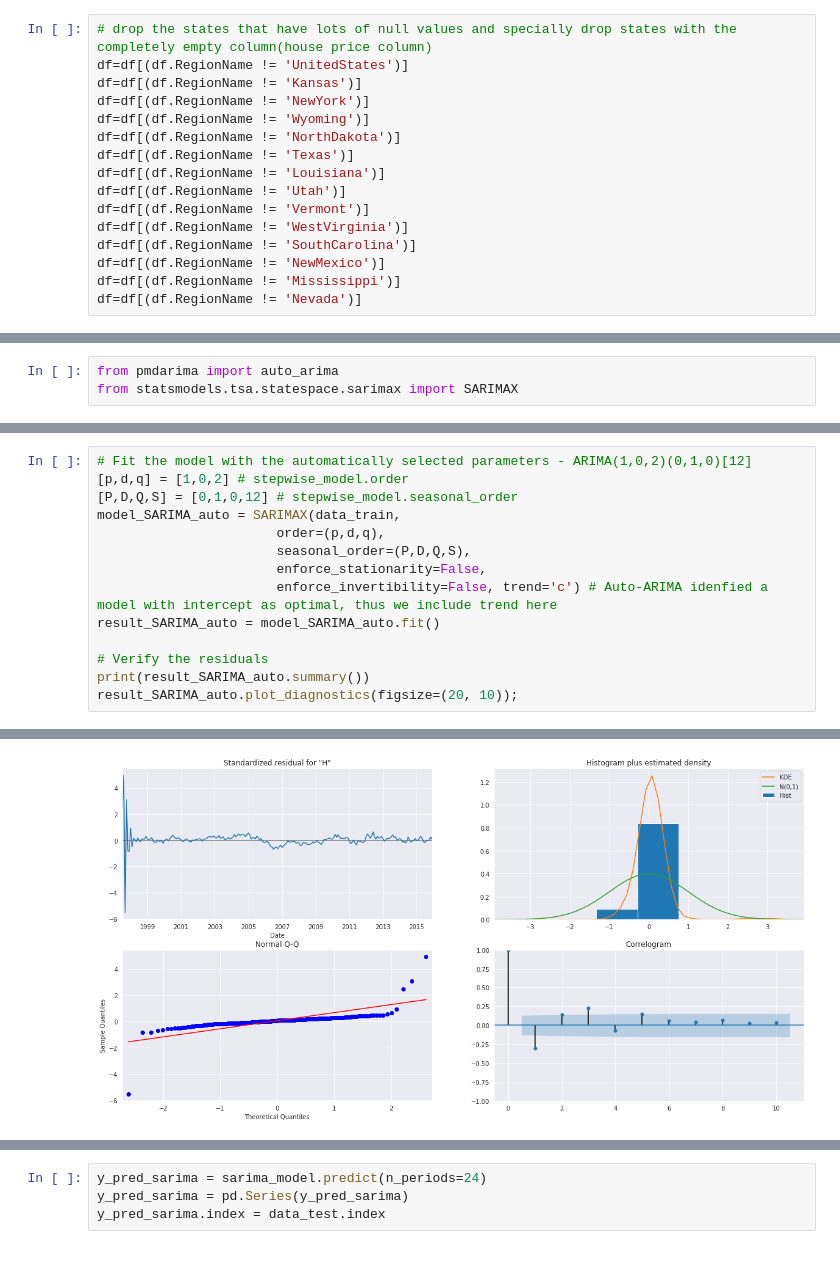
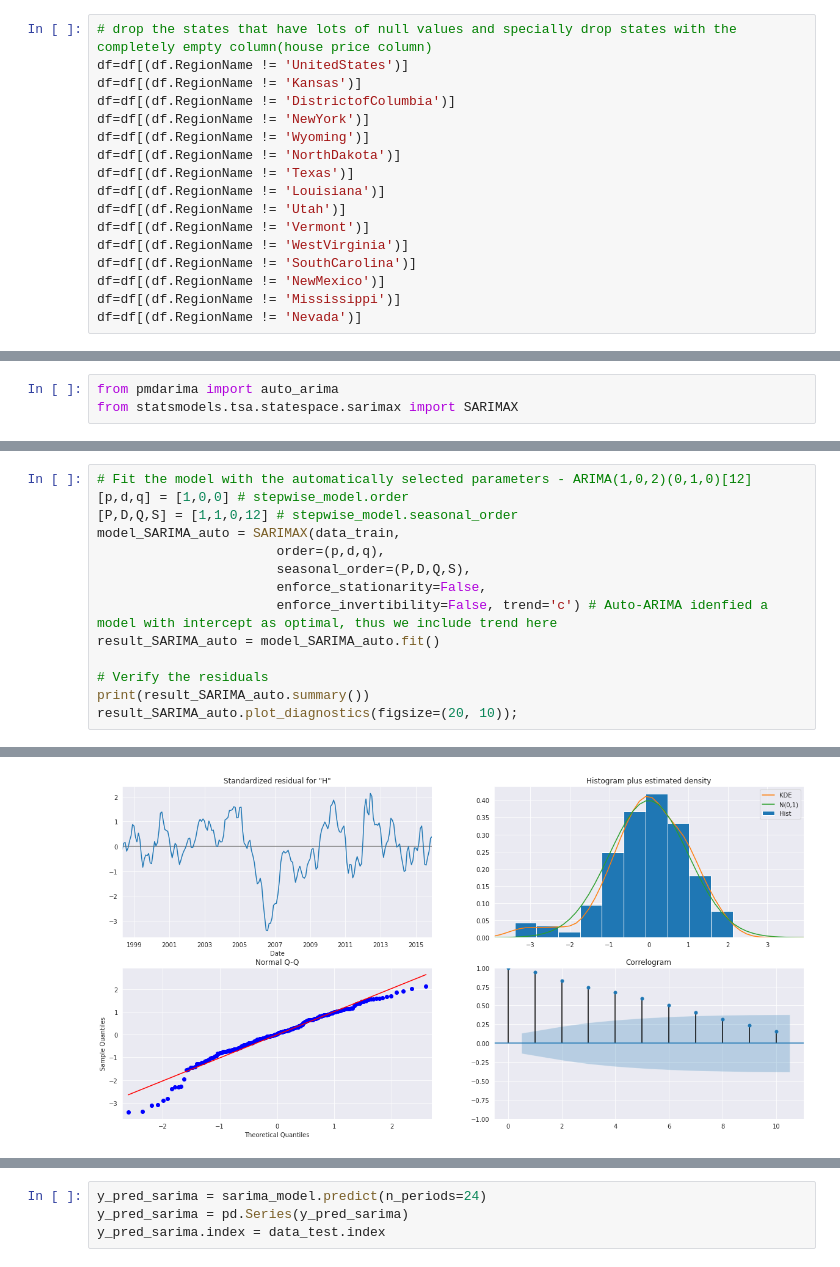
Before and after one commit to MaliheDahmardeh/state-house-price-analysis-SM, a Jupyter notebook: state-house-price-analysis.ipynb, the cells around one changed output, grey strips where cells are left out. Cells and saved outputs as stored; diff of their text form.

```diff
--- a/state-house-price-analysis.ipynb
+++ b/state-house-price-analysis.ipynb
@@ -176,6 +176,7 @@ a.groupby('RegionName').nunique()
 # drop the states that have lots of null values and specially drop states with the completely empty column(house price column)
 df=df[(df.RegionName != 'UnitedStates')]
 df=df[(df.RegionName != 'Kansas')]
+df=df[(df.RegionName != 'DistrictofColumbia')]
 df=df[(df.RegionName != 'NewYork')]
 df=df[(df.RegionName != 'Wyoming')]
 df=df[(df.RegionName != 'NorthDakota')]
@@ -1251,8 +1288,8 @@ Warnings:
 [figure]
 # %%
 # Fit the model with the automatically selected parameters - ARIMA(1,0,2)(0,1,0)[12]
-[p,d,q] = [1,0,2] # stepwise_model.order
-[P,D,Q,S] = [0,1,0,12] # stepwise_model.seasonal_order
+[p,d,q] = [1,0,0] # stepwise_model.order
+[P,D,Q,S] = [1,1,0,12] # stepwise_model.seasonal_order
 model_SARIMA_auto = SARIMAX(data_train,
                        order=(p,d,q),
                        seasonal_order=(P,D,Q,S),
@@ -1284,4 +1321,4 @@ Warnings:
-[figure, old version]
+[figure, new version]
 # %%
 sarima_resid = pd.Series(result_SARIMA_auto.resid, index =data_train.index)
 plotTS(pd.DataFrame(sarima_resid, columns=['resid']), column='resid', figsize=(16,4), title='SARIMA Residuals [Hawaii]')
```
Also changed, not shown: parts of 37 cells of this notebook.
